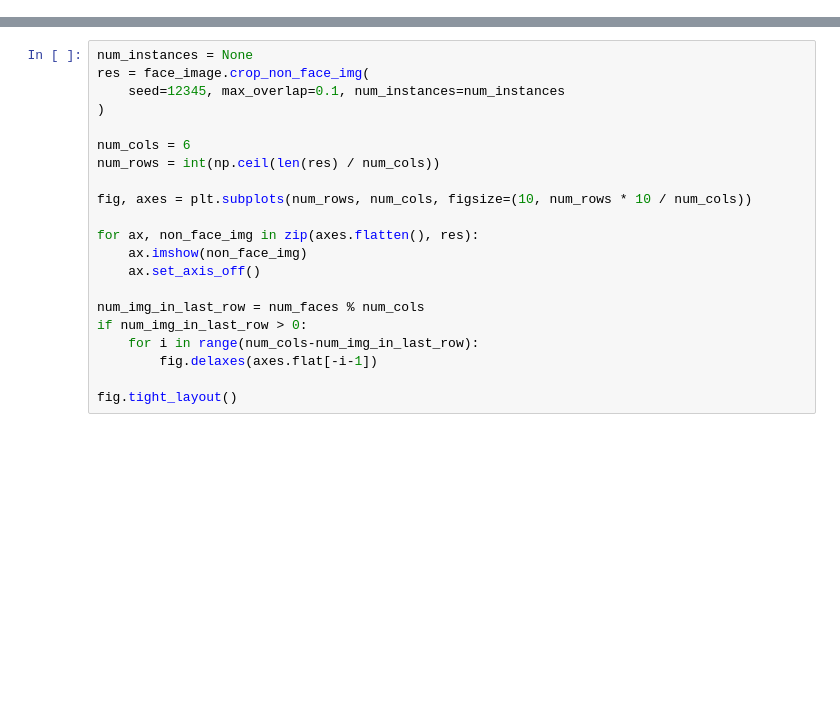
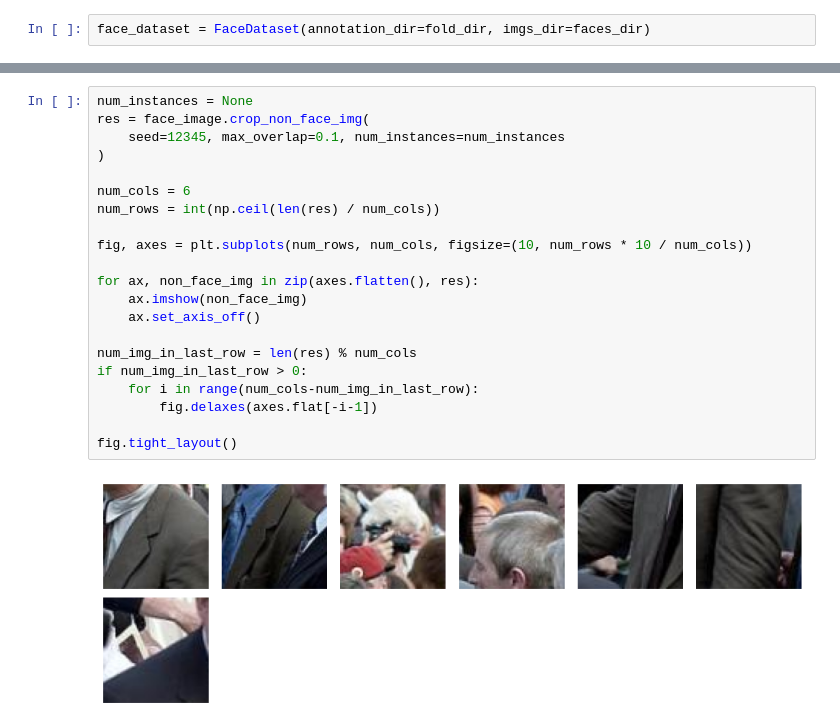
Before and after one commit to IanCher/cv_prince, a Jupyter notebook: notebooks/chap_07_complex_densities/face_detection.ipynb, the cells around one changed output, grey strips where cells are left out. Saved outputs shown, nothing was run; the diff lists cells and outputs as text; blank space fills up the shorter version.

```diff
--- a/notebooks/chap_07_complex_densities/face_detection.ipynb
+++ b/notebooks/chap_07_complex_densities/face_detection.ipynb
@@ -143,0 +195,2 @@ covs += 1e-6 * np.eye(covs.shape[-1])[None, :]
+# %%
+face_dataset = FaceDataset(annotation_dir=fold_dir, imgs_dir=faces_dir)
@@ -187,24 +323,26 @@ plt.gca().set_axis_off()
 # %%
 num_instances = None
 res = face_image.crop_non_face_img(
     seed=12345, max_overlap=0.1, num_instances=num_instances
 )
 
 num_cols = 6
 num_rows = int(np.ceil(len(res) / num_cols))
 
 fig, axes = plt.subplots(num_rows, num_cols, figsize=(10, num_rows * 10 / num_cols))
 
 for ax, non_face_img in zip(axes.flatten(), res):
     ax.imshow(non_face_img)
     ax.set_axis_off()
 
-num_img_in_last_row = num_faces % num_cols
+num_img_in_last_row = len(res) % num_cols
 if num_img_in_last_row > 0:
     for i in range(num_cols-num_img_in_last_row):
         fig.delaxes(axes.flat[-i-1])
 
 fig.tight_layout()
+# %% [output]
+[figure, added]
 # %%
 num_faces = face_image.num_faces
 
```
Also changed, not shown: parts of 28 cells of this notebook, 2 other files.
